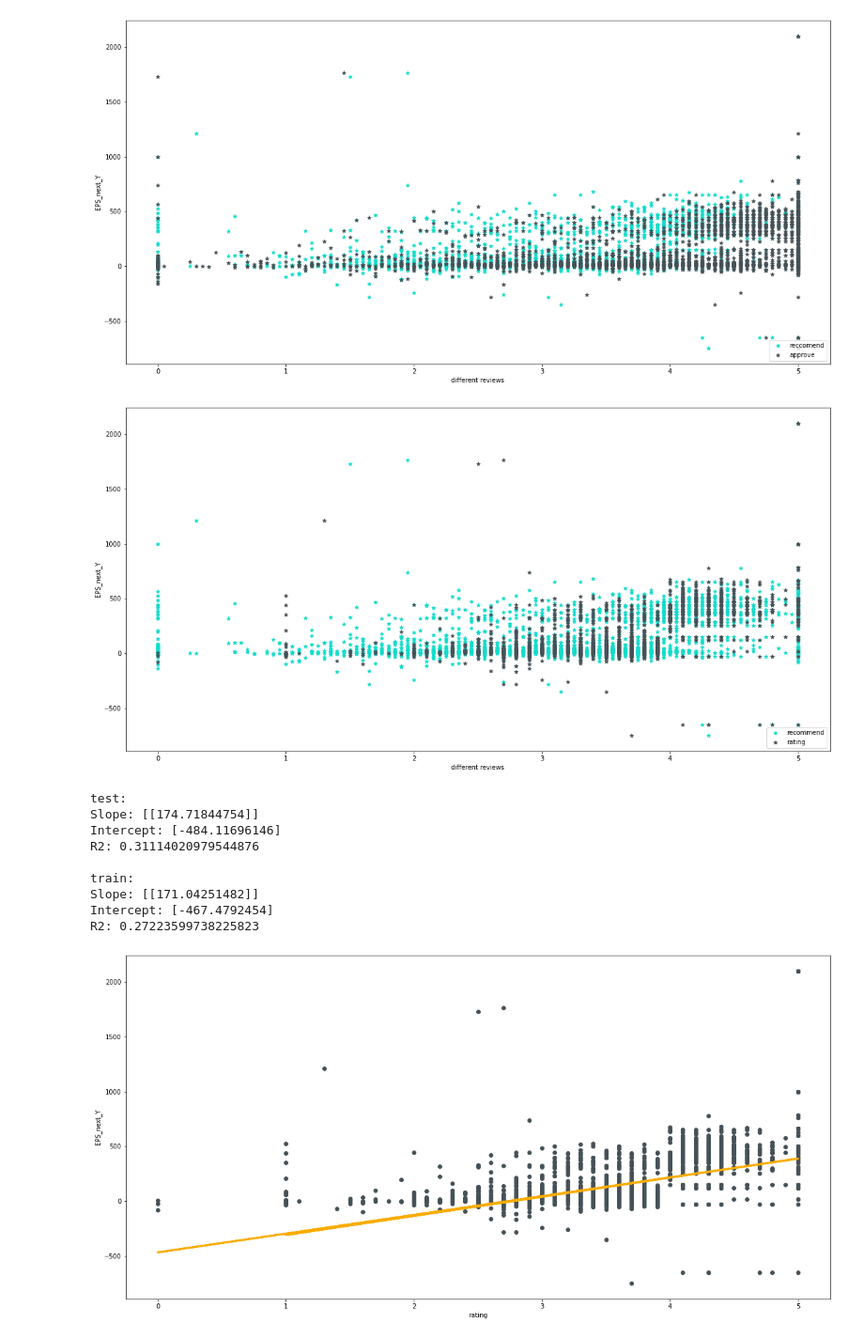
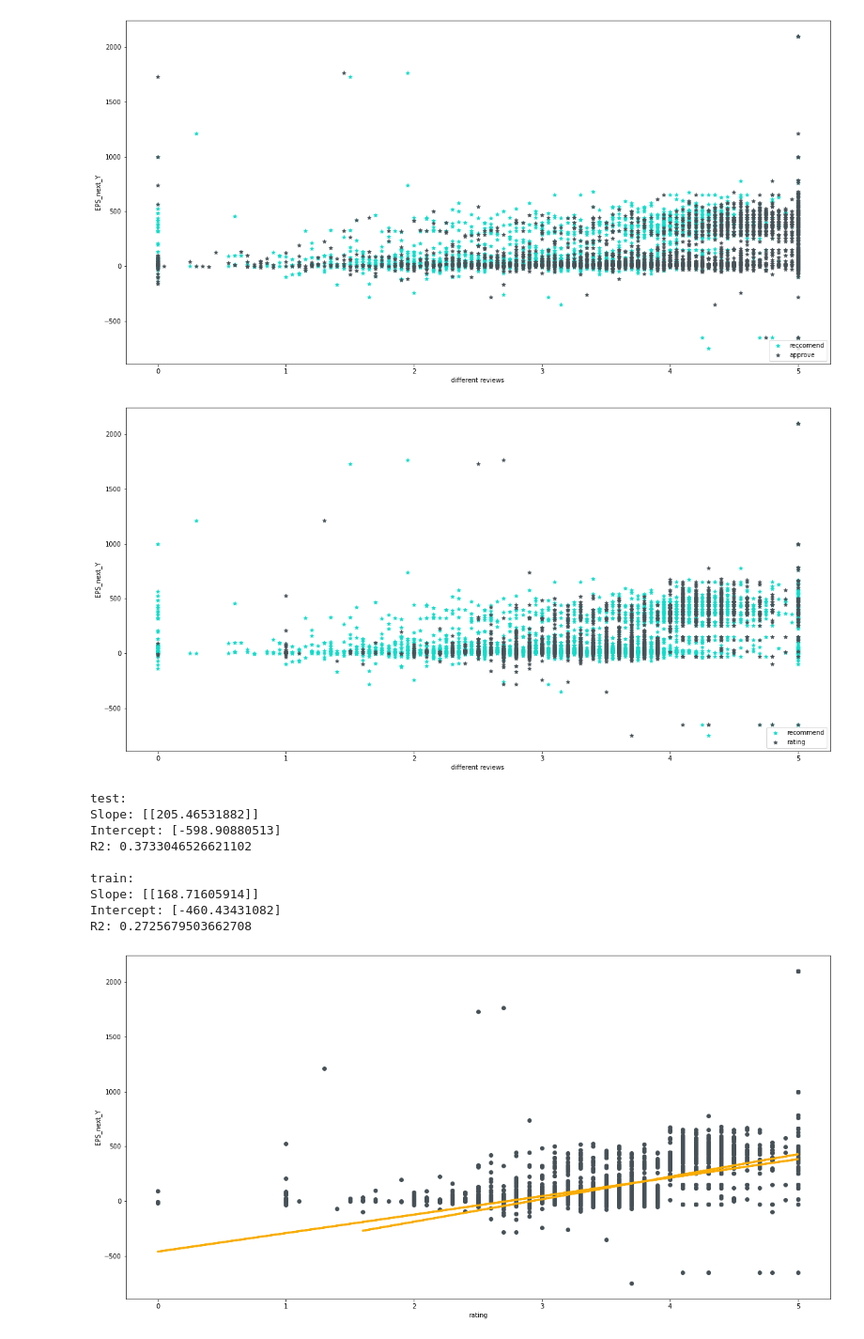
Before and after one commit to Einav980/DataSciencesHIT, a Jupyter notebook: LinearRegression.ipynb, the cells around one changed output. Shown at 94% size. Saved outputs shown, nothing was run; the diff lists cells and outputs as text; code cells hidden in the pictures.

```diff
--- a/LinearRegression.ipynb
+++ b/LinearRegression.ipynb
@@ -22,7 +25,6 @@ from matplotlib import cm
 # %%
 #load the csv file with numbers only
 dfML = pd.read_csv("DataFrame_final_ML.csv",index_col=0).copy()
-dfML.drop(['Unnamed: 0.1'], axis = 1 , inplace =True)
 # %%
 #drow scatter plot
 
@@ -46,7 +48,7 @@ plt.xlabel('different reviews')
 plt.ylabel('EPS_next_Y')
 plt.show()
 # %% [output]
-[figure, old version]
+[figure, new version]
 # %%
 #one dination machine learning
 
@@ -57,47 +59,47 @@ x = dfML['rating'].values.reshape(dfML['rating'].shape[0],1)
 y = dfML['EPS_next_Y'].values.reshape(dfML['EPS_next_Y'].shape[0],1)
 
 #tests for model
-X_train, X_test, y_train, y_test = split_to_train_and_test(x, y, 0.2, 41)
+X_train, X_test, y_train, y_test = train_test_split(x, y,test_size=0.1, random_state=41)
 
 lr1.fit(X=X_test, y=y_test)
 
 plt.scatter(X_test, y_test,  color='#465157')
 plt.plot(X_test, lr1.predict(X_test), color='#f9ac00', linewidth=3)
 
 #validation of data test
 print ("test:")
 print("Slope:",lr1.coef_)
 print("Intercept:",lr1.intercept_)
 print("R2:",lr1.score(X_test,y_test))
 
 
 #run model
 lr1.fit(X=X_train, y=y_train)
 
 plt.scatter(X_train, y_train,  color='#465157')
 plt.plot(X_train, lr1.predict(X_train), color='#f9ac00', linewidth=3)
 
 
 #validation of data
 print ("\ntrain:")
 print("Slope:",lr1.coef_)
 print("Intercept:",lr1.intercept_)
 print("R2:",lr1.score(X_train,y_train))
 
 plt.xlabel('rating')
 plt.ylabel('EPS_next_Y')
 plt.show()
 # %% [output]
 test:
-Slope: [[174.71844754]]
-Intercept: [-484.11696146]
-R2: 0.31114020979544876
+Slope: [[205.46531882]]
+Intercept: [-598.90880513]
+R2: 0.3733046526621102
 
 train:
-Slope: [[171.04251482]]
-Intercept: [-467.4792454]
-R2: 0.27223599738225823
+Slope: [[168.71605914]]
+Intercept: [-460.43431082]
+R2: 0.2725679503662708
-[figure, old version]
+[figure, new version]
 # %%
 #one dination machine learning
 
```
Also changed, not shown: parts of 10 cells of this notebook, 8 other files.
